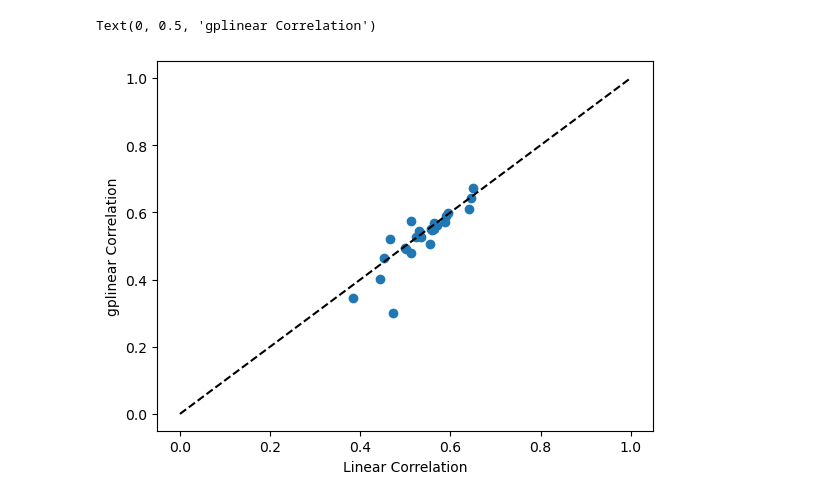
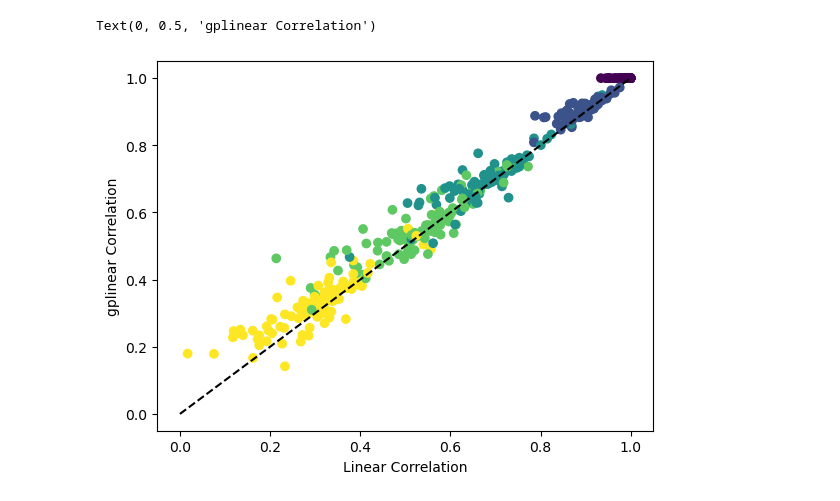
Before and after one commit to Arcadia-Science/2025-epistasis-dl-quantgen, a Jupyter notebook: workflow_sims/alphasimr_mini_snakemake/plot_models.ipynb, the cells around one changed output. Cells and saved outputs as stored; diff of their text form; code cells hidden in the pictures.

```diff
--- a/workflow_sims/alphasimr_mini_snakemake/plot_models.ipynb
+++ b/workflow_sims/alphasimr_mini_snakemake/plot_models.ipynb
@@ -146,4 +94,3 @@ else:
 # %%
-linear_df.rename(columns={'pearson_corr_pheno_mean':'pearson_correlation'}, inplace=True)
-linear_df.rename(columns={'trait':'trait_number'}, inplace=True)
-neural_df.rename(columns={'pearson_correlation':'pearson_correlation'}, inplace=True)
+rrBLUP.rename(columns={'pearson_corr_pheno_mean':'pearson_correlation'}, inplace=True)
+rrBLUP.rename(columns={'trait':'trait_number'}, inplace=True)
@@ -150,14 +113,13 @@ neural_df.rename(columns={'pearson_correlation':'pearson_correlation'}, inplace=
 # %%
 def get_parameter_combinations(df1, df2):
     # Get all unique combinations from both dataframes
-    params1 = df1[['qtl_param', 'n_param', 'trait_number']].drop_duplicates()
-    params2 = df2[['qtl_param', 'n_param', 'trait_number']].drop_duplicates()
+    params1 = df1[['qtl_param', 'n_param', 'trait_number', 'rep']].drop_duplicates()
+    params2 = df2[['qtl_param', 'n_param', 'trait_number', 'rep']].drop_duplicates()
 
     # Find common combinations using merge
-    common_params = pd.merge(params1, params2, on=['qtl_param', 'n_param', 'trait_number'])
+    common_params = pd.merge(params1, params2, on=['qtl_param', 'n_param', 'trait_number', 'rep'])
 
     return common_params
-
-# Get common parameter combinations
-common_params = get_parameter_combinations(linear_df, neural_df)
+# %%
+common_params = get_parameter_combinations(linear_df, rrBLUP)
 # %%
@@ -332,0 +164,2 @@ for i, trait in enumerate(unique_traits):
+# %%
+comparison_df = generate_comparison_df(linear_df, rrBLUP, common_params)
@@ -333,9 +267,9 @@ for i, trait in enumerate(unique_traits):
 # %%
-trait_data2 = comparison_df[comparison_df['trait_number'] == 2]
-plt.scatter(trait_data2['linear_correlation'], trait_data2['neural_correlation'])
+trait_data2 = comparison_df
+plt.scatter(trait_data2['linear_correlation'], trait_data2['neural_correlation'], c=trait_data2['trait_number'])
 plt.plot([0, 1], [0, 1], 'k--', label='1:1 line')
 plt.xlabel('Linear Correlation')
 plt.ylabel('gplinear Correlation')
 # %% [output]
 Text(0, 0.5, 'gplinear Correlation')
-[figure, old version]
+[figure, new version]
```
Also changed, not shown: parts of 11 cells of this notebook, 1 other file.
